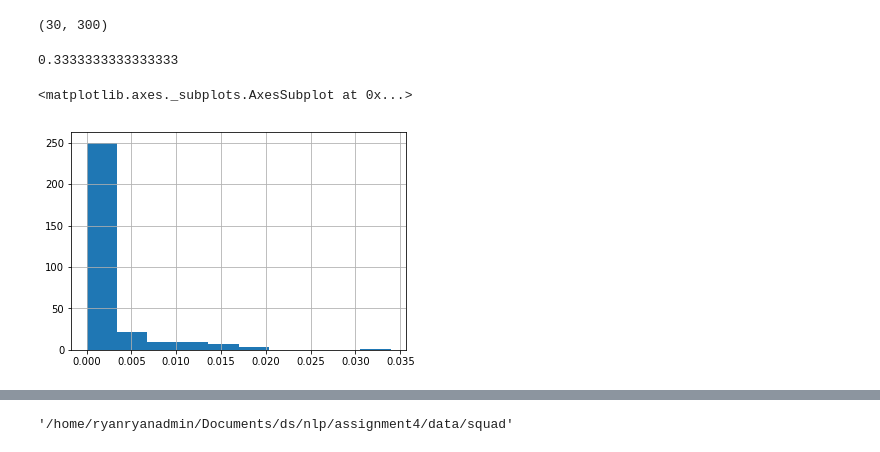
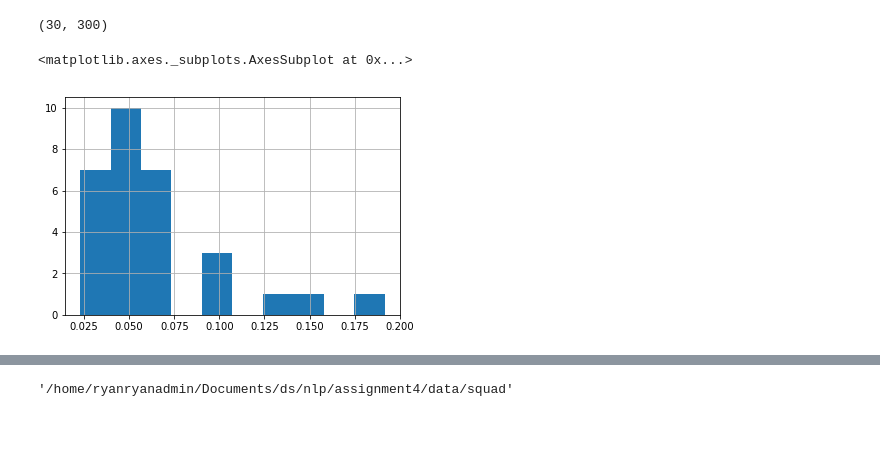
Before and after one commit to ryankresse/nlp_qa, a Jupyter notebook: explore_data.ipynb, the cells around one changed output, grey strips where cells are left out. Drawn from its saved outputs; the diff is of its cells as text; code cells hidden in the pictures.

```diff
--- a/explore_data.ipynb
+++ b/explore_data.ipynb
@@ -13,13 +15,4 @@ prob.shape
 # %% [output]
 (30, 300)
 # %%
-df= pd.DataFrame(prob)
+beg_df= pd.DataFrame(prob)
-# %%
-100.0 / 300.0
-# %% [output]
-0.3333333333333333
-# %%
-df.iloc[26, :].hist()
-# %% [output]
-<matplotlib.axes._subplots.AxesSubplot at 0x...>
-[figure, removed]
@@ -25,0 +21,5 @@ df.iloc[26, :].hist()
+# %%
+beg_df.max(axis=1).hist()
+# %% [output]
+<matplotlib.axes._subplots.AxesSubplot at 0x...>
+[figure, added]
```
Also changed, not shown: parts of 13 cells of this notebook, 4 other files.
